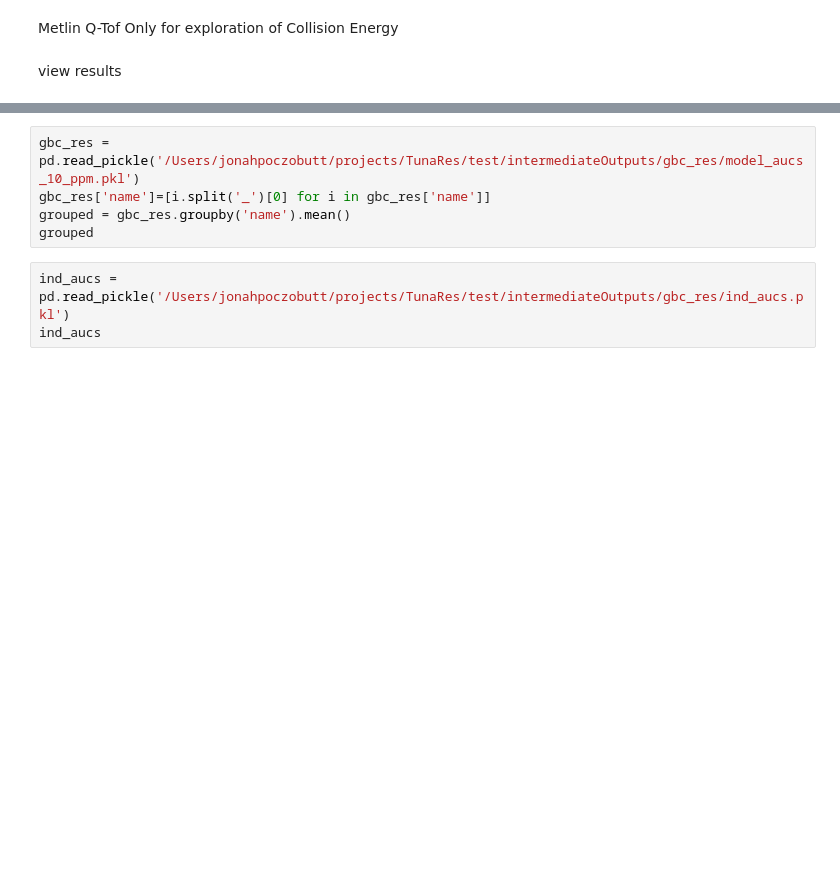
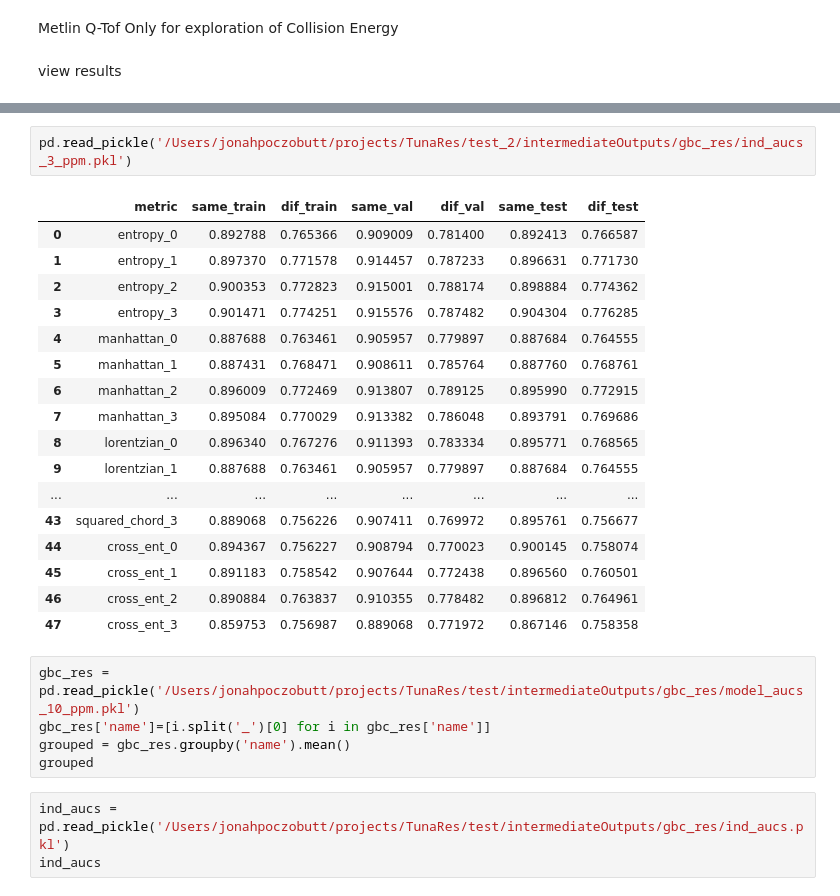
Before and after one commit to Jbug1/TunaSim, a Jupyter notebook: demos_view.ipynb, the cells around one changed output, grey strips where cells are left out. Saved outputs shown, nothing was run; the diff lists cells and outputs as text; blank space fills up the shorter version.

```diff
--- a/demos_view.ipynb
+++ b/demos_view.ipynb
@@ -86,3 +106,23 @@ NameError: name 'sims_dict' is not defined
+# %%
+pd.read_pickle('/Users/jonahpoczobutt/projects/TunaRes/test_2/intermediateOutputs/gbc_res/ind_aucs_3_ppm.pkl')
+# %% [output]
+|  | metric | same_train | dif_train | same_val | dif_val | same_test | dif_test |
+| 0 | entropy_0 | 0.892788 | 0.765366 | 0.909009 | 0.781400 | 0.892413 | 0.766587 |
+| 1 | entropy_1 | 0.897370 | 0.771578 | 0.914457 | 0.787233 | 0.896631 | 0.771730 |
+| 2 | entropy_2 | 0.900353 | 0.772823 | 0.915001 | 0.788174 | 0.898884 | 0.774362 |
+| 3 | entropy_3 | 0.901471 | 0.774251 | 0.915576 | 0.787482 | 0.904304 | 0.776285 |
+| 4 | manhattan_0 | 0.887688 | 0.763461 | 0.905957 | 0.779897 | 0.887684 | 0.764555 |
+| 5 | manhattan_1 | 0.887431 | 0.768471 | 0.908611 | 0.785764 | 0.887760 | 0.768761 |
+| 6 | manhattan_2 | 0.896009 | 0.772469 | 0.913807 | 0.789125 | 0.895990 | 0.772915 |
+| 7 | manhattan_3 | 0.895084 | 0.770029 | 0.913382 | 0.786048 | 0.893791 | 0.769686 |
+| 8 | lorentzian_0 | 0.896340 | 0.767276 | 0.911393 | 0.783334 | 0.895771 | 0.768565 |
+| 9 | lorentzian_1 | 0.887688 | 0.763461 | 0.905957 | 0.779897 | 0.887684 | 0.764555 |
+| ... | ... | ... | ... | ... | ... | ... | ... |
+| 43 | squared_chord_3 | 0.889068 | 0.756226 | 0.907411 | 0.769972 | 0.895761 | 0.756677 |
+| 44 | cross_ent_0 | 0.894367 | 0.756227 | 0.908794 | 0.770023 | 0.900145 | 0.758074 |
+| 45 | cross_ent_1 | 0.891183 | 0.758542 | 0.907644 | 0.772438 | 0.896560 | 0.760501 |
+| 46 | cross_ent_2 | 0.890884 | 0.763837 | 0.910355 | 0.778482 | 0.896812 | 0.764961 |
+| 47 | cross_ent_3 | 0.859753 | 0.756987 | 0.889068 | 0.771972 | 0.867146 | 0.758358 |
 # %%
 gbc_res = pd.read_pickle('/Users/jonahpoczobutt/projects/TunaRes/test/intermediateOutputs/gbc_res/model_aucs_10_ppm.pkl')
 gbc_res['name']=[i.split('_')[0] for i in gbc_res['name']]
```
Also changed, not shown: parts of 3 cells of this notebook, 4 other files.
